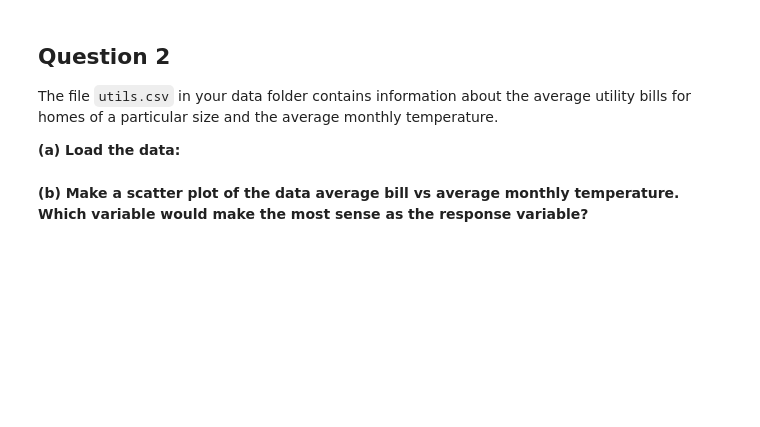
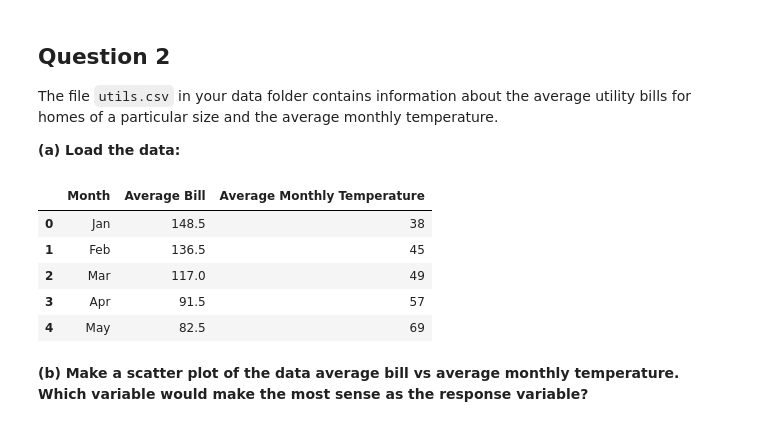
Before and after one commit to zinaF19/ds-linear-regression, a Jupyter notebook: 3_simple_linear_regression_exercise.ipynb, the cells around one changed output. Saved outputs shown, nothing was run; the diff lists cells and outputs as text; code cells hidden in the pictures; blank space fills up the shorter version.

```diff
--- a/3_simple_linear_regression_exercise.ipynb
+++ b/3_simple_linear_regression_exercise.ipynb
@@ -30,2 +32,12 @@ The file `utils.csv` in your data folder contains information about the average
+# %%
+df = pd.read_csv("data/utils.csv")
+df.head()
+# %% [output]
+|  | Month | Average Bill | Average Monthly Temperature |
+| 0 | Jan | 148.5 | 38 |
+| 1 | Feb | 136.5 | 45 |
+| 2 | Mar | 117.0 | 49 |
+| 3 | Apr | 91.5 | 57 |
+| 4 | May | 82.5 | 69 |
 # %% [markdown]
 **(b) Make a scatter plot of the data average bill vs average monthly temperature. Which variable would make the most sense as the response variable?**
```
Also changed, not shown: parts of 6 cells of this notebook.
